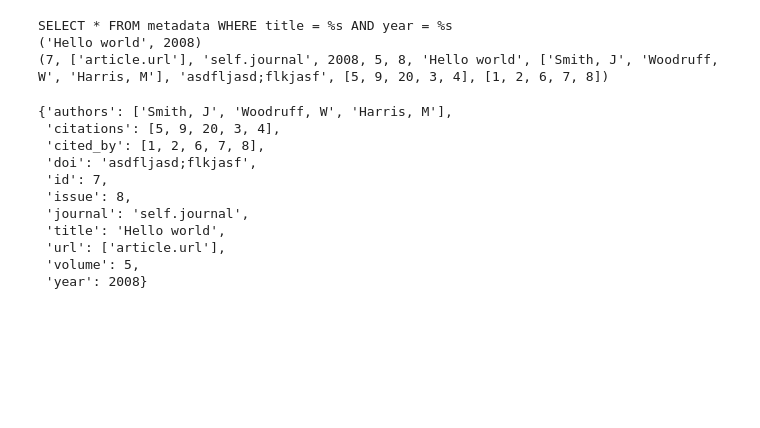
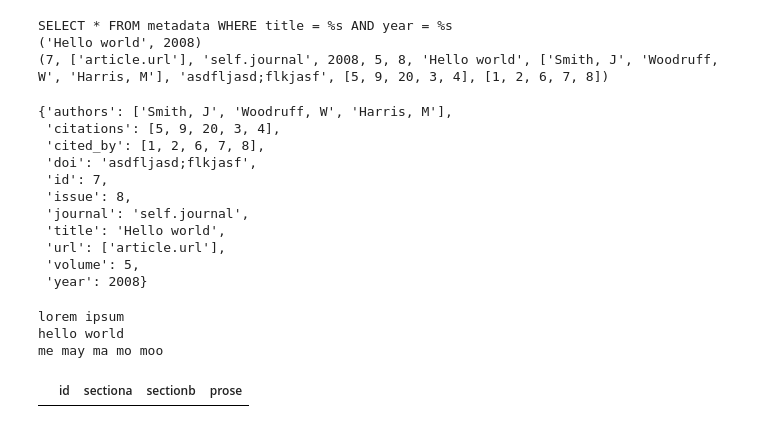
Before and after one commit to danielkentwood/DuraScrape, a Jupyter notebook: Scrape JNeurophys.ipynb, the cells around one changed output. Drawn from its saved outputs; the diff is of its cells as text; code cells hidden in the pictures; blank space fills up the shorter version.

```diff
--- a/Scrape JNeurophys.ipynb
+++ b/Scrape JNeurophys.ipynb
@@ -402,0 +410,14 @@ res
+# %%
+for i in section.keys():
+    print(section[i])
+# %% [output]
+lorem ipsum
+hello world
+me may ma mo moo
+# %%
+sql_command = "SELECT * FROM body"
+# Load the data
+data = pd.read_sql(sql_command, db.conn)
+data
+# %% [output]
+|  | id | sectiona | sectionb | prose |
```
Also changed, not shown: parts of 2 cells of this notebook, 2 other files.
